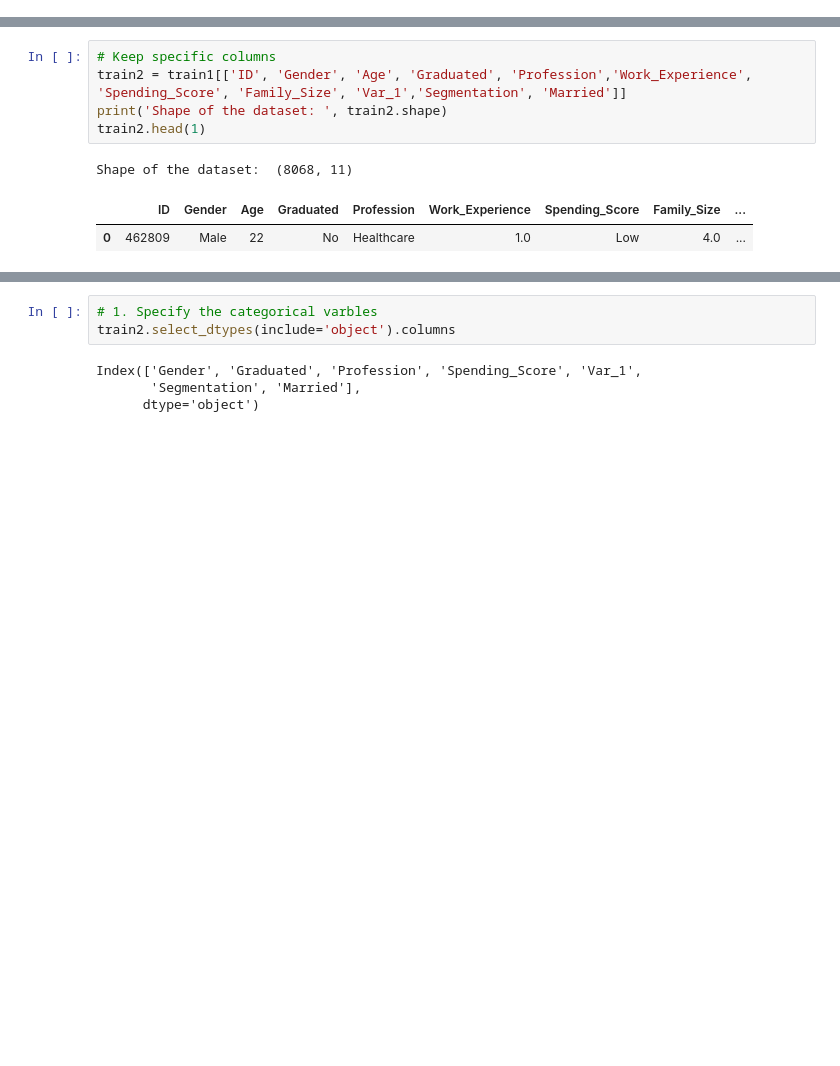
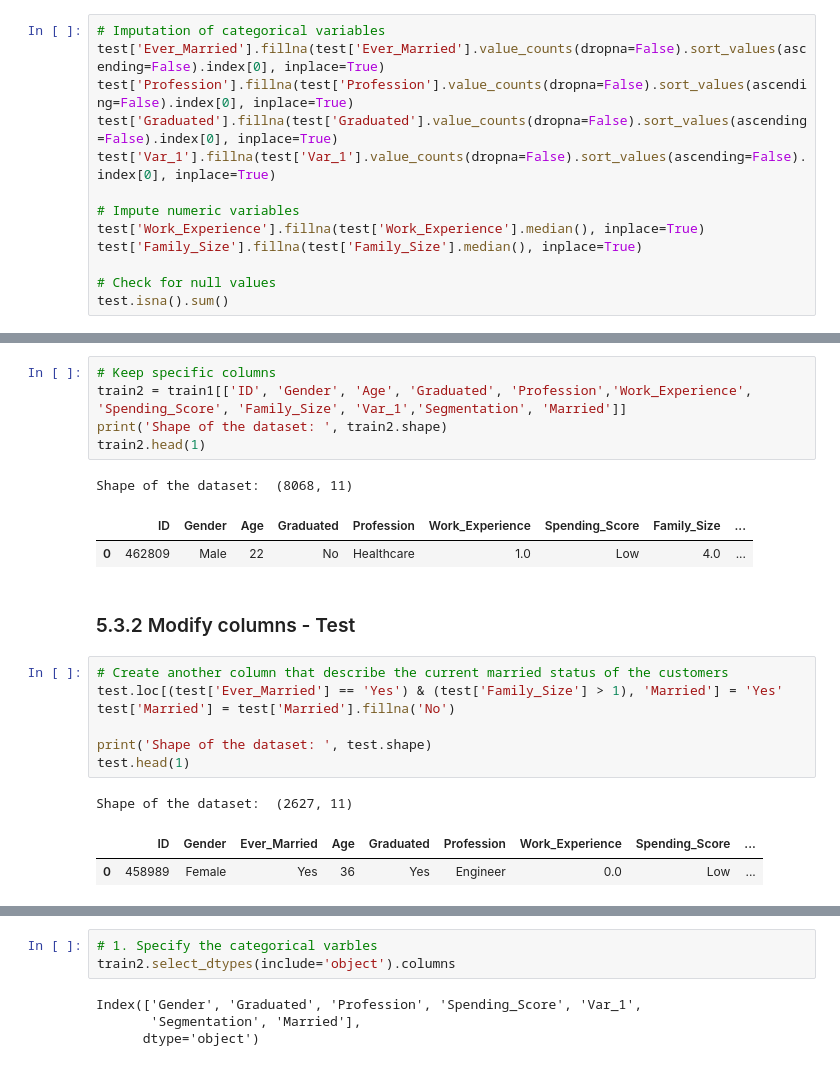
Before and after one commit to giannisbasa/Customer-Segmentation, a Jupyter notebook: 1. Coding/Customer_segmentation.ipynb, the cells around one changed output, grey strips where cells are left out. Cells and saved outputs as stored; diff of their text form; blank space fills up the shorter version.

```diff
--- a/1. Coding/Customer_segmentation.ipynb
+++ b/1. Coding/Customer_segmentation.ipynb
@@ -670,0 +675,13 @@ dtype: int64
+# %%
+# Imputation of categorical variables
+test['Ever_Married'].fillna(test['Ever_Married'].value_counts(dropna=False).sort_values(ascending=False).index[0], inplace=True)
+test['Profession'].fillna(test['Profession'].value_counts(dropna=False).sort_values(ascending=False).index[0], inplace=True)
+test['Graduated'].fillna(test['Graduated'].value_counts(dropna=False).sort_values(ascending=False).index[0], inplace=True)
+test['Var_1'].fillna(test['Var_1'].value_counts(dropna=False).sort_values(ascending=False).index[0], inplace=True)
+
+# Impute numeric variables
+test['Work_Experience'].fillna(test['Work_Experience'].median(), inplace=True)
+test['Family_Size'].fillna(test['Family_Size'].median(), inplace=True)
+
+# Check for null values
+test.isna().sum()
@@ -717,3 +763,16 @@ train2.head(1)
 Shape of the dataset:  (8068, 11)
 |  | ID | Gender | Age | Graduated | Profession | Work_Experience | Spending_Score | Family_Size | ... |
 | 0 | 462809 | Male | 22 | No | Healthcare | 1.0 | Low | 4.0 | ... |
+# %% [markdown]
+### 5.3.2 Modify columns - Test
+# %%
+# Create another column that describe the current married status of the customers
+test.loc[(test['Ever_Married'] == 'Yes') & (test['Family_Size'] > 1), 'Married'] = 'Yes'
+test['Married'] = test['Married'].fillna('No')
+
+print('Shape of the dataset: ', test.shape)
+test.head(1)
+# %% [output]
+Shape of the dataset:  (2627, 11)
+|  | ID | Gender | Ever_Married | Age | Graduated | Profession | Work_Experience | Spending_Score | ... |
+| 0 | 458989 | Female | Yes | 36 | Yes | Engineer | 0.0 | Low | ... |
```
Also changed, not shown: parts of 26 cells of this notebook.
